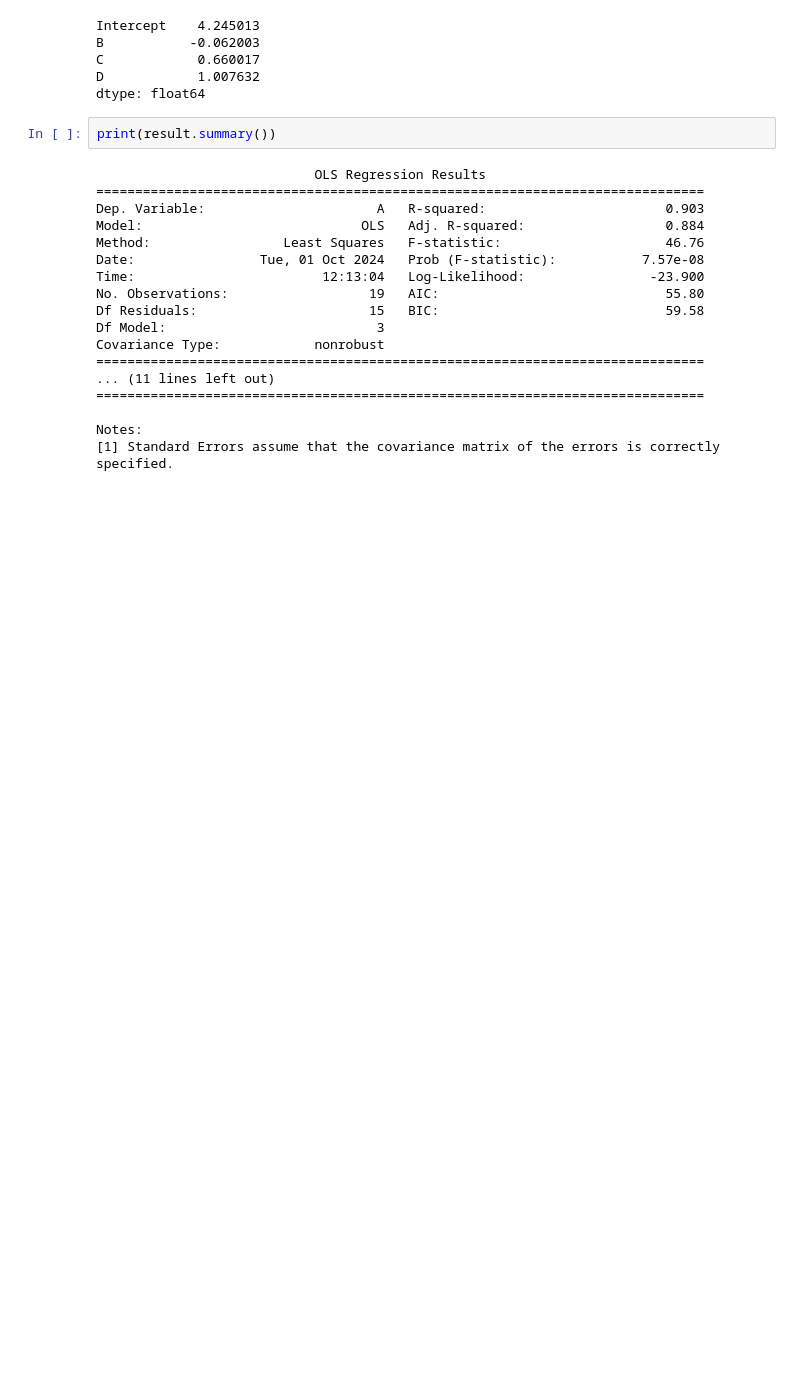
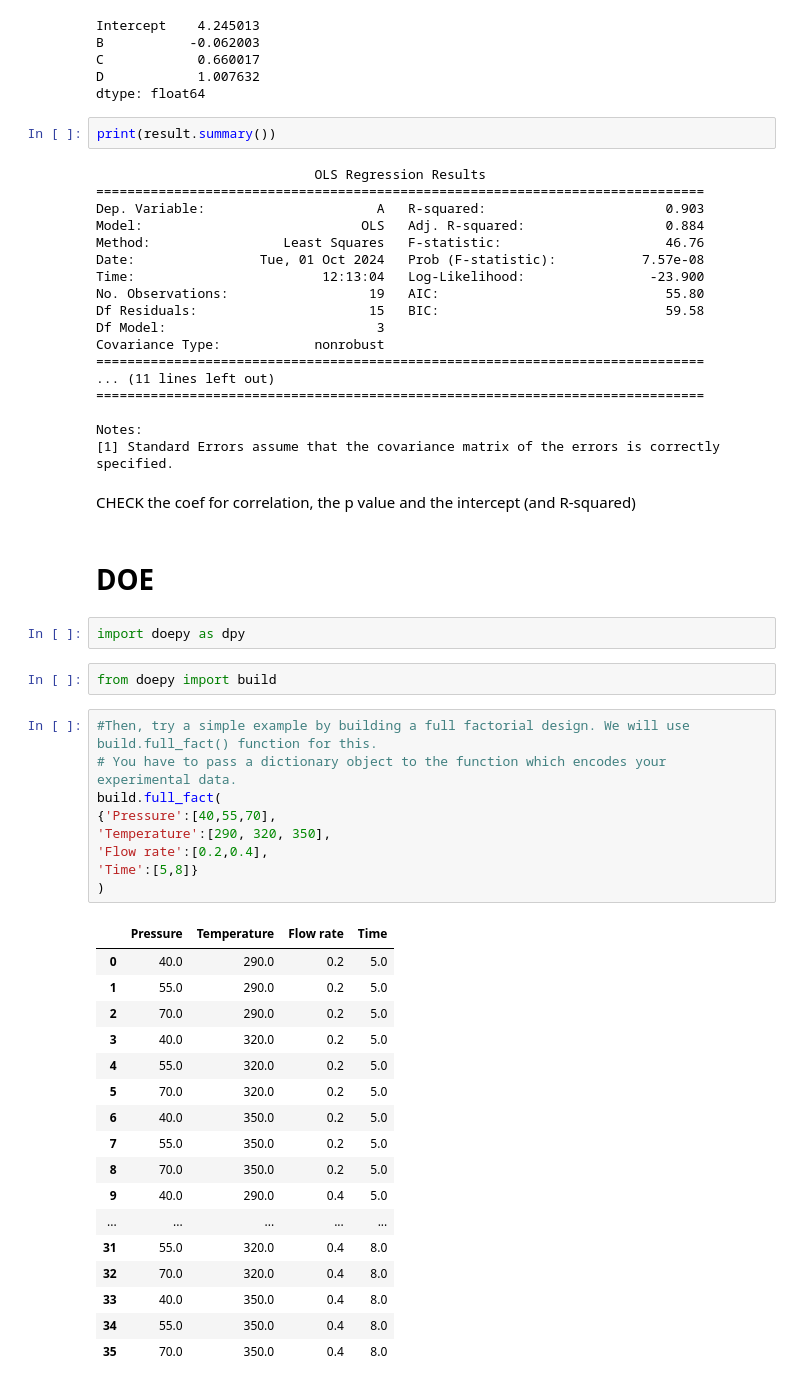
Before and after one commit to pedrohrosabraun/6-sigma, a Jupyter notebook: Calculating metrics.ipynb, the cells around one changed output. Saved outputs shown, nothing was run; the diff lists cells and outputs as text; blank space fills up the shorter version.

```diff
--- a/Calculating metrics.ipynb
+++ b/Calculating metrics.ipynb
@@ -469,3 +469,38 @@ Covariance Type:            nonrobust
 
 Notes:
 [1] Standard Errors assume that the covariance matrix of the errors is correctly specified.
+# %% [markdown]
+CHECK the coef for correlation, the p value and the intercept (and R-squared)
+# %% [markdown]
+# DOE
+# %%
+import doepy as dpy
+# %%
+from doepy import build
+# %%
+#Then, try a simple example by building a full factorial design. We will use build.full_fact() function for this.
+# You have to pass a dictionary object to the function which encodes your experimental data.
+build.full_fact(
+{'Pressure':[40,55,70],
+'Temperature':[290, 320, 350],
+'Flow rate':[0.2,0.4],
+'Time':[5,8]}
+)
+# %% [output]
+|  | Pressure | Temperature | Flow rate | Time |
+| 0 | 40.0 | 290.0 | 0.2 | 5.0 |
+| 1 | 55.0 | 290.0 | 0.2 | 5.0 |
+| 2 | 70.0 | 290.0 | 0.2 | 5.0 |
+| 3 | 40.0 | 320.0 | 0.2 | 5.0 |
+| 4 | 55.0 | 320.0 | 0.2 | 5.0 |
+| 5 | 70.0 | 320.0 | 0.2 | 5.0 |
+| 6 | 40.0 | 350.0 | 0.2 | 5.0 |
+| 7 | 55.0 | 350.0 | 0.2 | 5.0 |
+| 8 | 70.0 | 350.0 | 0.2 | 5.0 |
+| 9 | 40.0 | 290.0 | 0.4 | 5.0 |
+| ... | ... | ... | ... | ... |
+| 31 | 55.0 | 320.0 | 0.4 | 8.0 |
+| 32 | 70.0 | 320.0 | 0.4 | 8.0 |
+| 33 | 40.0 | 350.0 | 0.4 | 8.0 |
+| 34 | 55.0 | 350.0 | 0.4 | 8.0 |
+| 35 | 70.0 | 350.0 | 0.4 | 8.0 |
```
Also changed, not shown: 2 other files.
